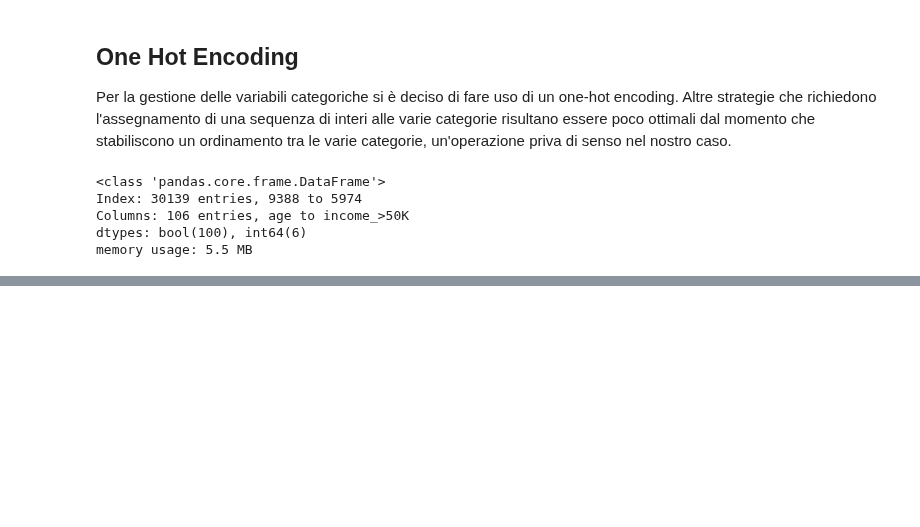
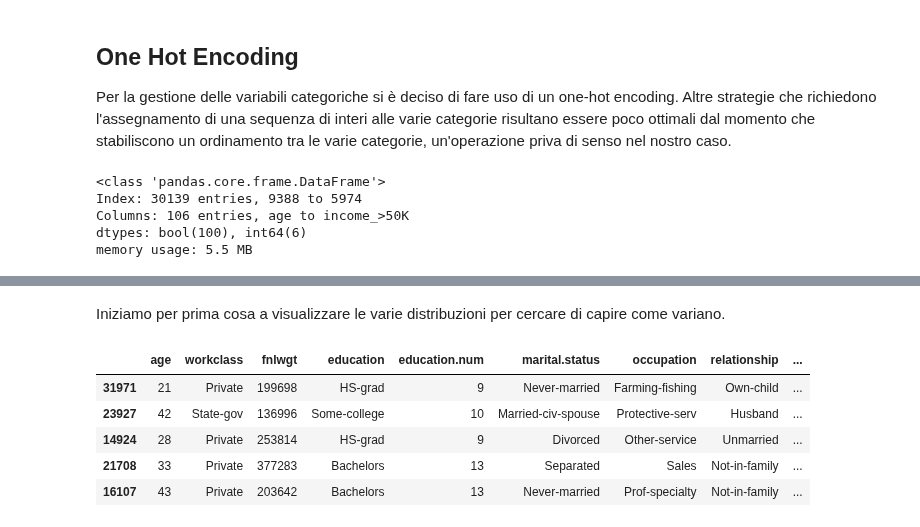
Before and after one commit to ale29ruf/Progetto_Data_Mining, a Jupyter notebook: ProgettoACI.ipynb, the cells around one changed output, grey strips where cells are left out. Cells and saved outputs as stored; diff of their text form; code cells hidden in the pictures; blank space fills up the shorter version.

```diff
--- a/ProgettoACI.ipynb
+++ b/ProgettoACI.ipynb
@@ -235,0 +209,11 @@ memory usage: 5.5 MB
+# %% [markdown]
+Iniziamo per prima cosa a visualizzare le varie distribuzioni per cercare di capire come variano.
+# %%
+new_data.head()
+# %% [output]
+|  | age | workclass | fnlwgt | education | education.num | marital.status | occupation | relationship | ... |
+| 31971 | 21 | Private | 199698 | HS-grad | 9 | Never-married | Farming-fishing | Own-child | ... |
+| 23927 | 42 | State-gov | 136996 | Some-college | 10 | Married-civ-spouse | Protective-serv | Husband | ... |
+| 14924 | 28 | Private | 253814 | HS-grad | 9 | Divorced | Other-service | Unmarried | ... |
+| 21708 | 33 | Private | 377283 | Bachelors | 13 | Separated | Sales | Not-in-family | ... |
+| 16107 | 43 | Private | 203642 | Bachelors | 13 | Never-married | Prof-specialty | Not-in-family | ... |
```
Also changed, not shown: parts of 30 cells of this notebook.
